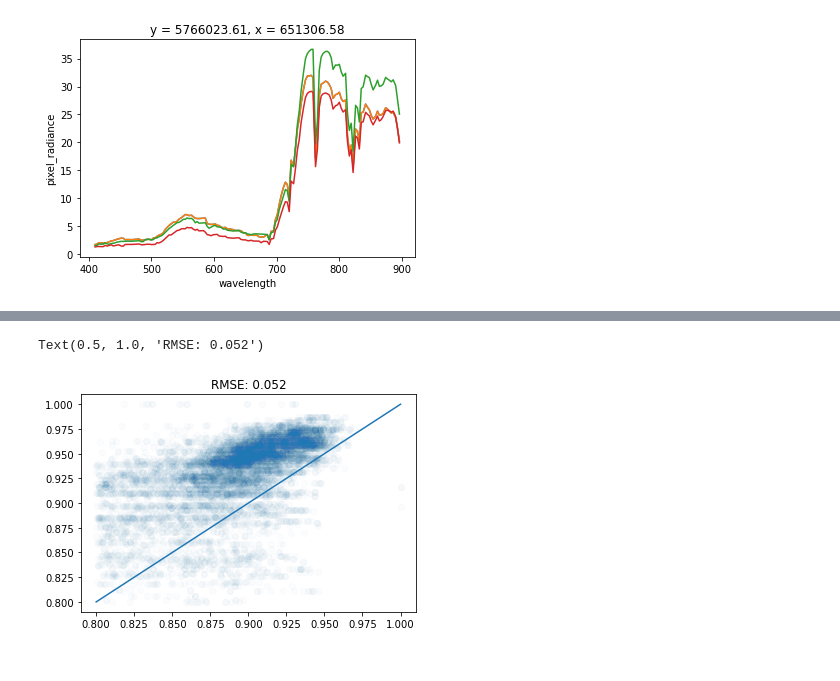
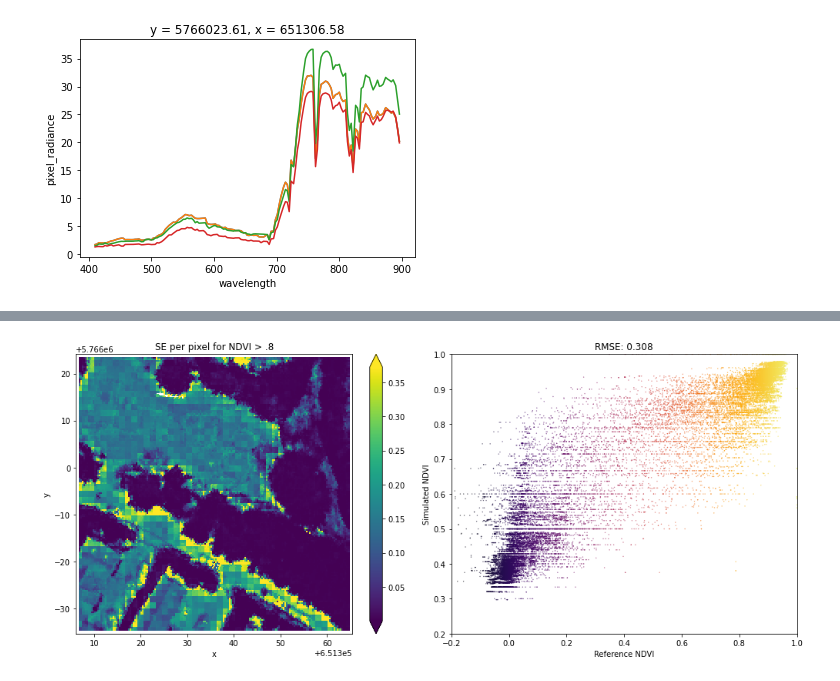
Before and after one commit to joe-fennell/pyeosim, a Jupyter notebook: py6s_tests.ipynb, the cells around one changed output, grey strips where cells are left out. Cells and saved outputs as stored; diff of their text form; code cells hidden in the pictures.

```diff
--- a/py6s_tests.ipynb
+++ b/py6s_tests.ipynb
@@ -216,8 +117,22 @@ ndvi_sim.plot()
-# %%
-plt.scatter(ndvi_ref.stack(pix=['x','y']),
-            ndvi_sim.stack(pix=['x','y']), alpha=.02)
-plt.plot(np.linspace(.8,1,100), np.linspace(.8,1,100))
-plt.title('RMSE: {:.3f}'.format(rmse(ndvi_ref,ndvi_sim)))
-# %% [output]
-Text(0.5, 1.0, 'RMSE: 0.052')
-[figure, removed]
+# %%
+out_interp = out.interp(x=im_ref.x, y=im_ref.y, method='nearest')
+ndvi_ref = NDVI(im_ref, min_val=-.2)
+ndvi_sim = NDVI(out_interp)
+
+f, ax = plt.subplots(ncols=2, figsize=(14,6))
+((ndvi_ref - ndvi_sim)**2).plot(robust=True, ax=ax[0])
+ax[0].set_title('SE per pixel for NDVI > .8')
+ax[1].scatter(ndvi_ref.stack(pix=['x','y']),
+            ndvi_sim.stack(pix=['x','y']), alpha=.9, s=.1,
+              c=ndvi_ref.stack(pix=['x','y']),
+              cmap='inferno')
+ax[1].set_xlabel('Reference NDVI')
+ax[1].set_ylabel('Simulated NDVI')
+ax[1].set_title('RMSE: {:.3f}'.format(RMSE(ndvi_ref,ndvi_sim)))
+ax[1].set_xlim(-.2,1)
+ax[1].set_ylim(.2,1)
+plt.tight_layout()
+
+plt.savefig('test_output2.png', dpi=200)
+# %% [output]
+[figure, added]
```
Also changed, not shown: parts of 8 cells of this notebook, 7 other files.
